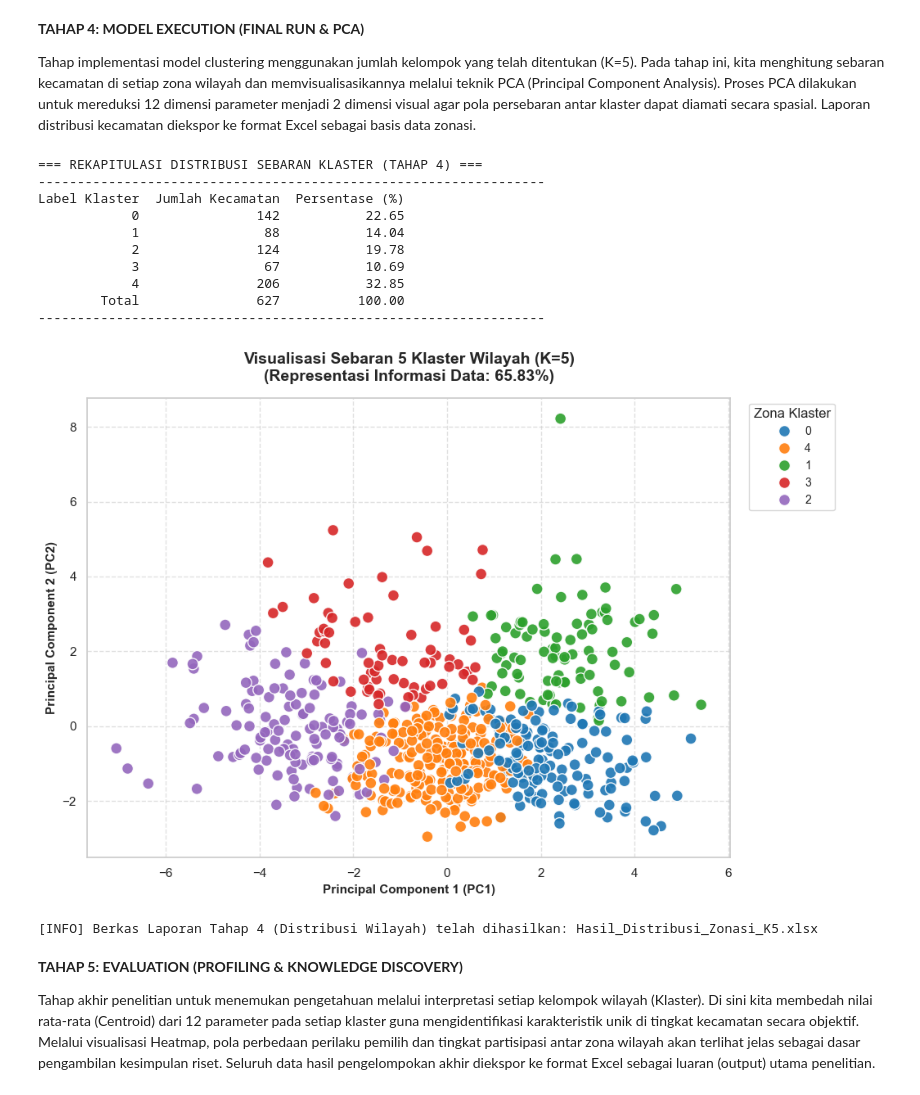
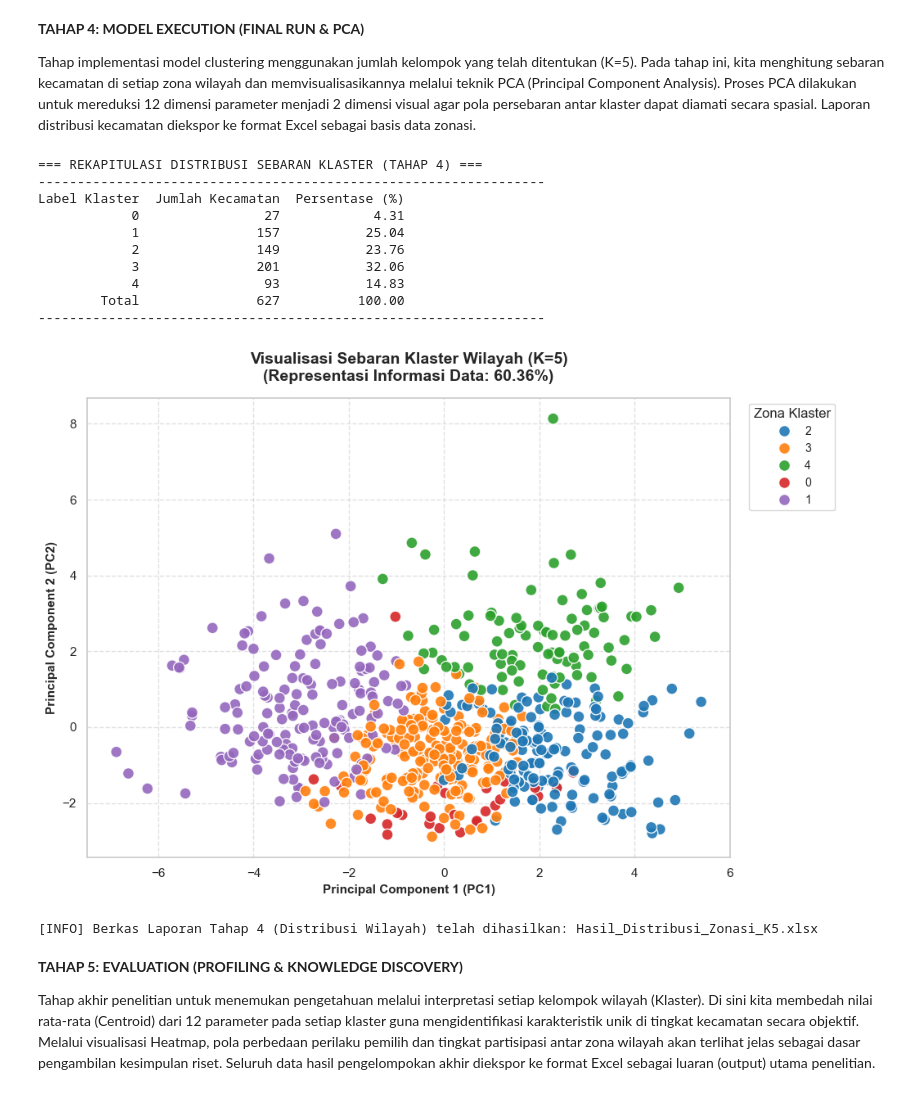
Before and after one commit to farisali522/gisclustering, a Jupyter notebook: clustering/clustering.ipynb, the cells around one changed output. Cells and saved outputs as stored; diff of their text form; code cells hidden in the pictures.

```diff
--- a/clustering/clustering.ipynb
+++ b/clustering/clustering.ipynb
@@ -25,9 +25,9 @@ fitur_cols = [
     '%_v_pres', '%_v_pileg_ri', '%_v_pileg_prov', '%_v_pileg_kokab',
     '%_v_pilkada_gub', '%_v_pilkada_kokab',
     '%_part_pilpres', '%_part_pileg_ri', '%_part_pileg_prov',
-    '%_part_pileg_kab', '%_part_pilkada_gub', '%_part_pilkada_kokab'
+    '%_part_pileg_kab', '%_part_pilkada_gub', '%_part_pilkada_kokab',
+    'n_paslon_pilkada_kokab'
 ]
-
 # ==========================================================
 # 3. CLEANING DATA
 # ==========================================================
@@ -45,10 +45,10 @@ print("-" * 80)
 # ==========================================================
 # 4. EXPORT LAPORAN AUDIT DATA KE EXCEL
 # ==========================================================
-nama_file_t1 = "Kelengkapan_Data_Cleaning.xlsx"
-summary_und.to_excel(nama_file_t1, index=False)
+#nama_file_t1 = "Kelengkapan_Data_Cleaning.xlsx"
+#summary_und.to_excel(nama_file_t1, index=False)
 
-print(f"\n[INFO] Berkas Laporan Tahap 1 telah dihasilkan: {nama_file_t1}")
+#print(f"\n[INFO] Berkas Laporan Tahap 1 telah dihasilkan: {nama_file_t1}")
 # %% [output]
 === RINGKASAN DATA ===
 --------------------------------------------------------------------------------
@@ -228,19 +221,17 @@ Tahap implementasi model clustering menggunakan jumlah kelompok yang telah diten
 # 1. PENETAPAN K FINAL & EKSEKUSI K-MEANS
 # ==========================================================
 # Menjalankan algoritma K-Means dengan K=5 (Berdasarkan hasil validasi Tahap 3)
-k_final = 4
+k_final = 5
 kmeans_final = KMeans(n_clusters=k_final, random_state=42, n_init=10)
 df['Cluster_Label'] = kmeans_final.fit_predict(X_scaled)
 
 # ==========================================================
 # 2. EVALUASI DISTRIBUSI WILAYAH (LOGIKA TOTAL)
 # ==========================================================
-# Menghitung jumlah perolehan kecamatan per klaster dan persentasenya
 dist = df['Cluster_Label'].value_counts().sort_index().reset_index()
 dist.columns = ['Label Klaster', 'Jumlah Kecamatan']
 dist['Persentase (%)'] = (dist['Jumlah Kecamatan'] / len(df) * 100).round(2)
 
-# Penambahan Baris Total sebagai validasi akhir jumlah data
 baris_total = pd.DataFrame({
     'Label Klaster': ['Total'],
     'Jumlah Kecamatan': [dist['Jumlah Kecamatan'].sum()],
@@ -256,52 +247,48 @@ print("-" * 65)
 # ==========================================================
 # 3. VISUALISASI SEBARAN KLASTER (MENGGUNAKAN PCA)
 # ==========================================================
-# Mereduksi 12 Parameter menjadi 2 Principal Components (PC1 & PC2)
 pca = PCA(n_components=2)
 X_pca = pca.fit_transform(X_scaled)
-acc_pca = np.sum(pca.explained_variance_ratio_) * 100 # Menghitung representasi data
+acc_pca = np.sum(pca.explained_variance_ratio_) * 100
 
 df_pca = pd.DataFrame(X_pca, columns=['PC1', 'PC2'])
 df_pca['Cluster'] = df['Cluster_Label'].astype(str)
 
-# UKURAN NORMAL (10x7 inci, Tanpa DPI Tambahan)
 plt.figure(figsize=(10, 7))
 sns.set_theme(style="whitegrid", palette="muted")
 
-# Scatter plot dengan ukuran titik proporsional (s=100)
 sns.scatterplot(x='PC1', y='PC2', hue='Cluster', data=df_pca,
                 palette='tab10', s=100, alpha=0.9, edgecolor='white', linewidth=1)
 
-# JUDUL SUDAH SAYA PERBAIKI: "Visualisasi Sebaran"
-plt.title(f'Visualisasi Sebaran 5 Klaster Wilayah (K={k_final})\n(Representasi Informasi Data: {acc_pca:.2f}%)',
+plt.title(f'Visualisasi Sebaran Klaster Wilayah (K={k_final})\n(Representasi Informasi Data: {acc_pca:.2f}%)',
           fontsize=14, fontweight='bold', pad=15)
 plt.xlabel('Principal Component 1 (PC1)', fontweight='bold', fontsize=11)
 plt.ylabel('Principal Component 2 (PC2)', fontweight='bold', fontsize=11)
 plt.legend(title='Zona Klaster', bbox_to_anchor=(1.02, 1), loc='upper left', fontsize=10)
 plt.grid(True, linestyle='--', alpha=0.6)
 
 plt.tight_layout()
 plt.show()
 
 # ==========================================================
 # 4. EXPORT HASIL DISTRIBUSI K KE EXCEL
 # ==========================================================
 nama_file_t4 = f"Hasil_Distribusi_Zonasi_K{k_final}.xlsx"
 tabel_distribusi_final.to_excel(nama_file_t4, index=False)
 
 print(f"\n[INFO] Berkas Laporan Tahap 4 (Distribusi Wilayah) telah dihasilkan: {nama_file_t4}")
 # %% [output]
 === REKAPITULASI DISTRIBUSI SEBARAN KLASTER (TAHAP 4) ===
 -----------------------------------------------------------------
 Label Klaster  Jumlah Kecamatan  Persentase (%)
-            0               142           22.65
-            1                88           14.04
-            2               124           19.78
-            3                67           10.69
-            4               206           32.85
+            0                27            4.31
+            1               157           25.04
+            2               149           23.76
+            3               201           32.06
+            4                93           14.83
         Total               627          100.00
 -----------------------------------------------------------------
-[figure, old version]
+[figure, new version]
 [INFO] Berkas Laporan Tahap 4 (Distribusi Wilayah) telah dihasilkan: Hasil_Distribusi_Zonasi_K5.xlsx
 # %% [markdown]
 **TAHAP 5: EVALUATION (PROFILING & KNOWLEDGE DISCOVERY)**
```
Also changed, not shown: parts of 7 cells of this notebook, 30 other files.
